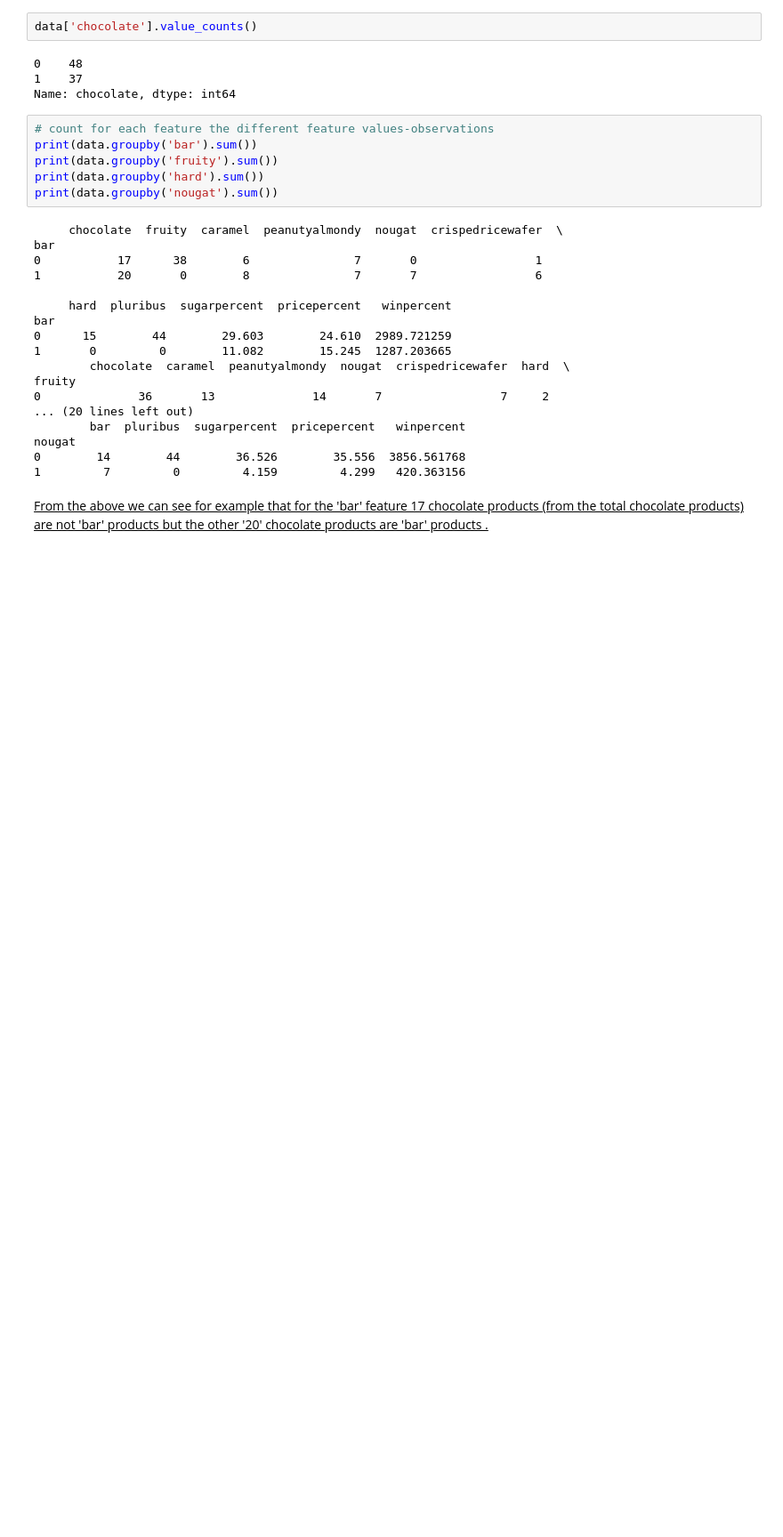
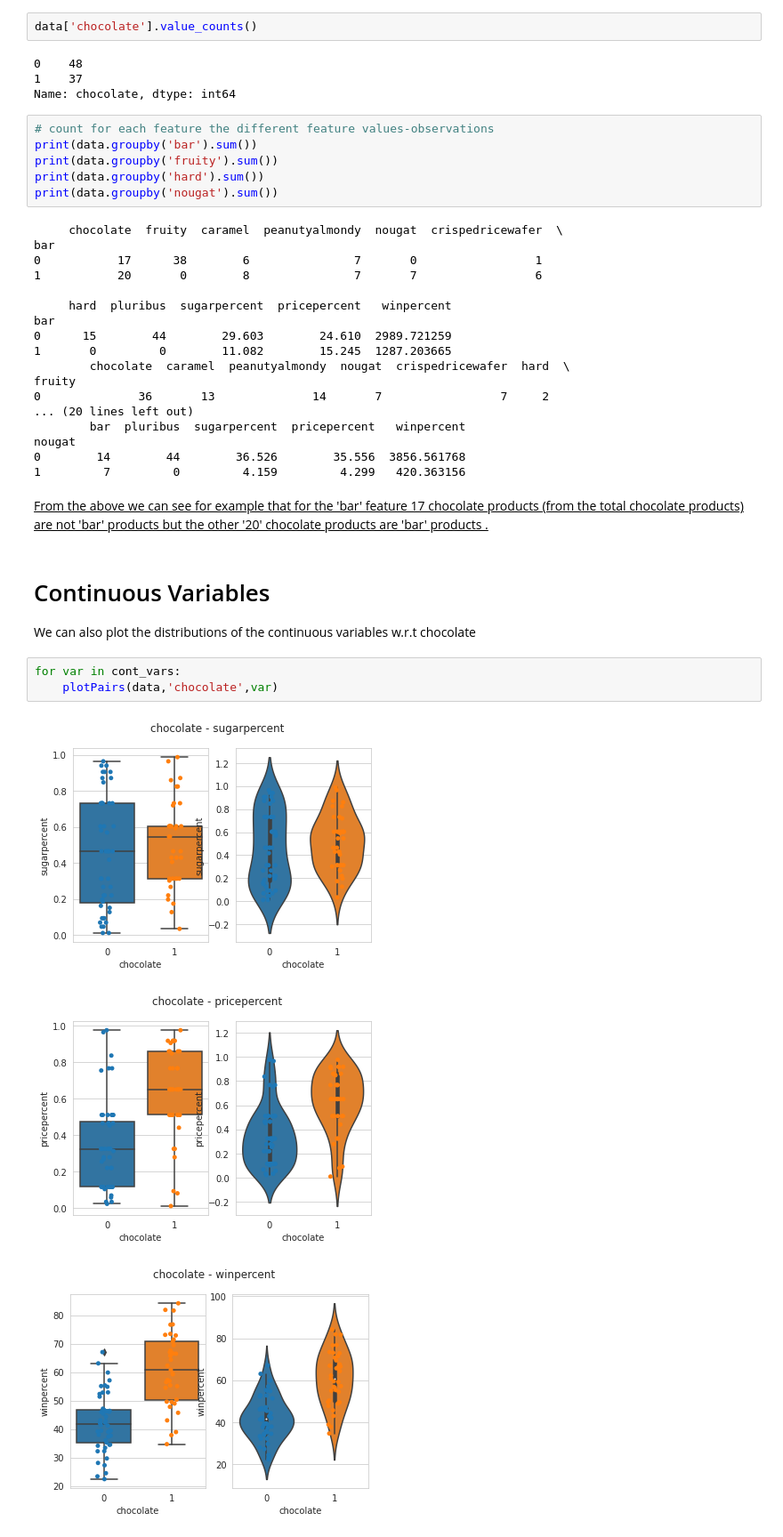
Before and after one commit to staks1/Python-Regression, a Jupyter notebook: project-candy-regression/candy-regression.ipynb, the cells around one changed output. Shown at 89% size. Saved outputs shown, nothing was run; the diff lists cells and outputs as text; blank space fills up the shorter version.

```diff
--- a/project-candy-regression/candy-regression.ipynb
+++ b/project-candy-regression/candy-regression.ipynb
@@ -200,3 +200,13 @@ nougat
 1         7         0         4.159         4.299   420.363156
 # %% [markdown]
 <u>From the above we can see for example that for the 'bar' feature 17 chocolate products (from the total chocolate products) are not 'bar' products but the other '20' chocolate products are 'bar' products .</u>
+# %% [markdown]
+# Continuous Variables
+We can also plot the distributions of the continuous variables w.r.t chocolate
+# %%
+for var in cont_vars:
+    plotPairs(data,'chocolate',var)
+# %% [output]
+[figure, added]
+[figure, added]
+[figure, added]
```
Also changed, not shown: parts of 8 cells of this notebook.
